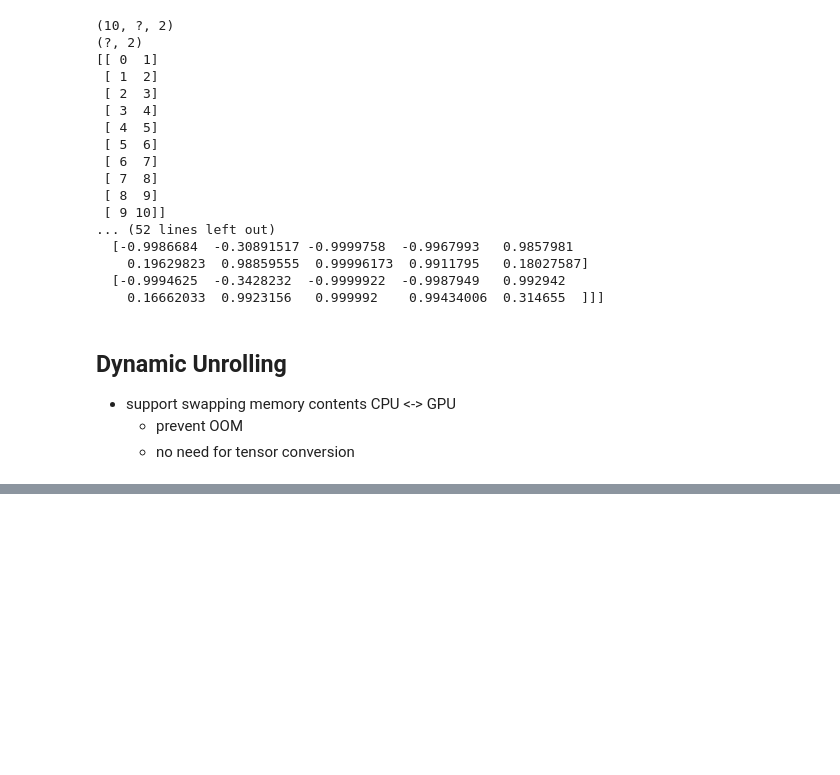
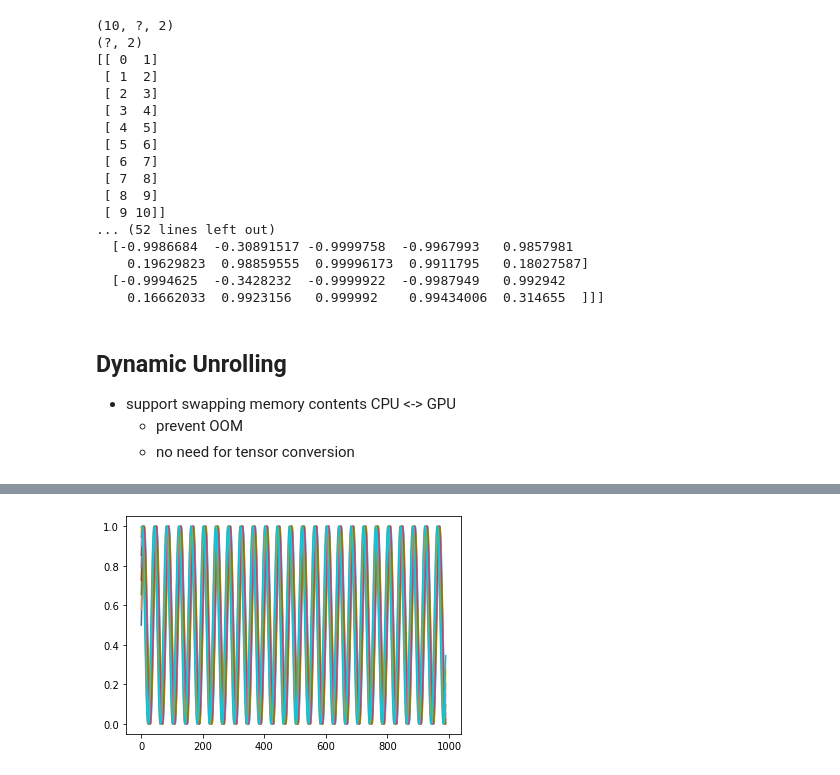
Before and after one commit to fritzprix/ml_note, a Jupyter notebook: work/ho_ch14_rnn.ipynb, the cells around one changed output, grey strips where cells are left out. Drawn from its saved outputs; the diff is of its cells as text; code cells hidden in the pictures; blank space fills up the shorter version.

```diff
--- a/work/ho_ch14_rnn.ipynb
+++ b/work/ho_ch14_rnn.ipynb
@@ -186,0 +556,81 @@ with tf.Session() as sess:
+# %%
+import tensorflow as tf
+from datetime import datetime
+import sys
+from sklearn.model_selection import StratifiedShuffleSplit
+
+n_inputs = 1
+n_steps = 10
+n_neurons = 50
+n_layers = 3
+batch_size = 10
+n_epochs = 50
+n_fold = 10
+
+learning_rate = 0.000005
+prediction_offset = 5
+keep_prob = 0.5
+
+tf.reset_default_graph()
+# data preparation
+data = np.array(chop_seq(raw, n_steps))
+b_data = np.array([[i] for i in data])
+b_data = b_data.transpose((0,2,1))
+labels = b_data[prediction_offset:]
+b_data = b_data[:-prediction_offset]
+
+b_train_len = 800
+b_test_len = int(len(b_data) - b_train_len)
+sss = StratifiedShuffleSplit(n_splits=n_epochs, test_size=0.2)
+
+
+sb = SimpleBatch(train_data, train_labels, batch_size)
+plt.plot(data)
+plt.show()
+
+
+X = tf.placeholder(tf.float32, shape=(None,n_steps, n_inputs))
+Y = tf.placeholder(tf.float32, shape=(None,n_steps, n_inputs))
+
+# conv_1 = tf.keras.layers.Conv1D(5, 1, activation="relu", padding="same")(X)
+# conv_2 = tf.keras.layers.Conv1D(5, 3, activation="relu", padding="same")(X)
+
+# concatenated = tf.keras.layers.concatenate([conv_1, conv_2], axis= -1)
+# conv_out = tf.keras.layers.Dropout(keep_prob)(concatenated)
+
+
+print(conv_out.get_shape())
+cells = [tf.contrib.rnn.BasicRNNCell(n_neurons, activation=tf.nn.relu) for layer in range(n_layers)]
+cells_drop = [tf.contrib.rnn.DropoutWrapper(cell, input_keep_prob=keep_prob) for cell in cells]
+multi_layer_cell = tf.contrib.rnn.MultiRNNCell(cells)
+outputs, states = tf.nn.dynamic_rnn(multi_layer_cell, X, dtype=tf.float32)
+flatten = tf.reshape(outputs, (-1, n_neurons))
+serialized = tf.keras.layers.Dense(1)(flatten)
+print(outputs.get_shape())
+pred = tf.reshape(serialized, (-1, n_steps, n_inputs))
+
+loss = tf.reduce_mean(tf.square(Y - pred))
+optimizer = tf.train.AdamOptimizer(learning_rate=learning_rate)
+train_op = optimizer.minimize(loss)
+
+init = tf.global_variables_initializer()
+saver = tf.train.Saver()
+
+with tf.Session() as sess:
+    sess.run(init)
+    min_loss = sys.maxsize
+    for epoch in range(n_epochs):
+        for sample in iter(sb):
+            sess.run(train_op, feed_dict={X: sample[0], Y: sample[1]})
+        loss_val = sess.run(loss, feed_dict={X:test_data, Y: test_labels})
+        if loss_val < min_loss:
+            min_loss = loss_val
+            print('model saved @ {}'.format(loss_val))
+            saver.save(sess, '/home/tf_logs/rnn_sin_{}_{}_{}.ckpt'.format(datetime.now().strftime("%Y%m%d"),
+                                                                          batch_size,
+                                                                          n_neurons,
+                                                                          n_fold))
+        print('{} @ {}'.format(loss_val, epoch))
+    pred_test = sess.run(pred, feed_dict={X:test_data})
+# %% [output]
+[figure, added]
```
Also changed, not shown: parts of 13 cells of this notebook, 10 other files.
